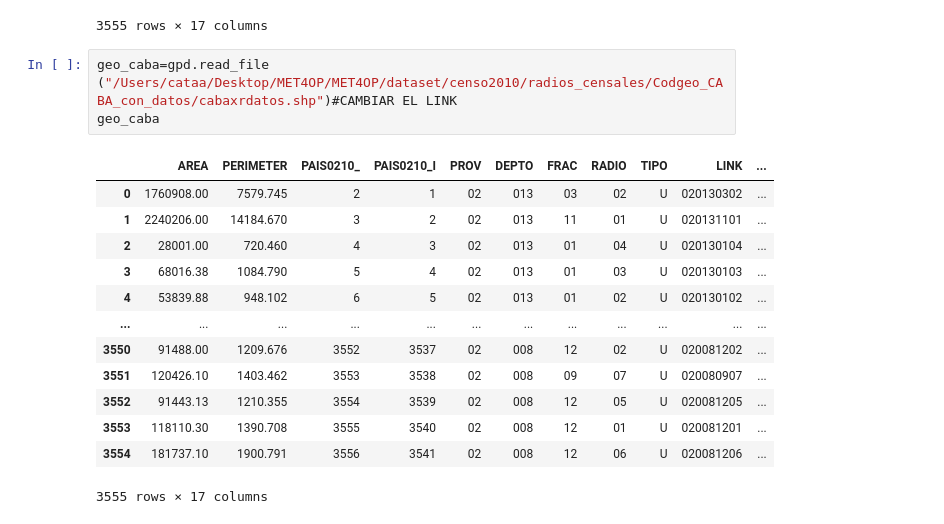
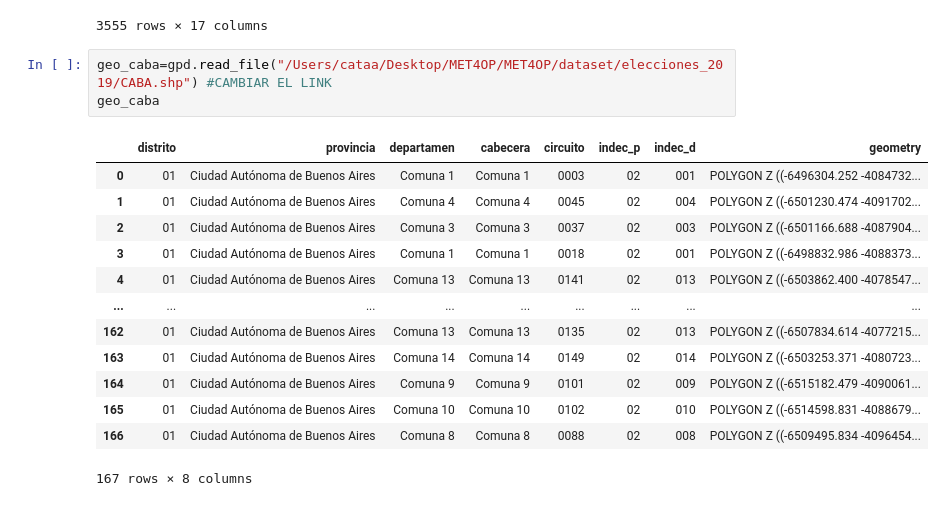
Before and after one commit to vickyfregonese/Trabajo-n2, a Jupyter notebook: TP2 FINAL B.ipynb, the cells around one changed output. Saved outputs shown, nothing was run; the diff lists cells and outputs as text.

```diff
--- a/TP2 FINAL B.ipynb
+++ b/TP2 FINAL B.ipynb
@@ -564,20 +258,20 @@ geo_censo
 | 3554 | 181737.10 | 1900.791 | 3556 | 3541 | 02 | 008 | 12 | 06 | U | 020081206 | ... |
 3555 rows × 17 columns
 # %%
-geo_caba=gpd.read_file ("/Users/cataa/Desktop/MET4OP/MET4OP/dataset/censo2010/radios_censales/Codgeo_CABA_con_datos/cabaxrdatos.shp")#CAMBIAR EL LINK
+geo_caba=gpd.read_file("/Users/cataa/Desktop/MET4OP/MET4OP/dataset/elecciones_2019/CABA.shp") #CAMBIAR EL LINK
 geo_caba
 # %% [output]
-|  | AREA | PERIMETER | PAIS0210_ | PAIS0210_I | PROV | DEPTO | FRAC | RADIO | TIPO | LINK | ... |
-| 0 | 1760908.00 | 7579.745 | 2 | 1 | 02 | 013 | 03 | 02 | U | 020130302 | ... |
-| 1 | 2240206.00 | 14184.670 | 3 | 2 | 02 | 013 | 11 | 01 | U | 020131101 | ... |
-| 2 | 28001.00 | 720.460 | 4 | 3 | 02 | 013 | 01 | 04 | U | 020130104 | ... |
-| 3 | 68016.38 | 1084.790 | 5 | 4 | 02 | 013 | 01 | 03 | U | 020130103 | ... |
-| 4 | 53839.88 | 948.102 | 6 | 5 | 02 | 013 | 01 | 02 | U | 020130102 | ... |
-| ... | ... | ... | ... | ... | ... | ... | ... | ... | ... | ... | ... |
-| 3550 | 91488.00 | 1209.676 | 3552 | 3537 | 02 | 008 | 12 | 02 | U | 020081202 | ... |
-| 3551 | 120426.10 | 1403.462 | 3553 | 3538 | 02 | 008 | 09 | 07 | U | 020080907 | ... |
-| 3552 | 91443.13 | 1210.355 | 3554 | 3539 | 02 | 008 | 12 | 05 | U | 020081205 | ... |
-| 3553 | 118110.30 | 1390.708 | 3555 | 3540 | 02 | 008 | 12 | 01 | U | 020081201 | ... |
-| 3554 | 181737.10 | 1900.791 | 3556 | 3541 | 02 | 008 | 12 | 06 | U | 020081206 | ... |
+|  | distrito | provincia | departamen | cabecera | circuito | indec_p | indec_d | geometry |
+| 0 | 01 | Ciudad Autónoma de Buenos Aires | Comuna 1 | Comuna 1 | 0003 | 02 | 001 | POLYGON Z ((-6496304.252 -4084732... |
+| 1 | 01 | Ciudad Autónoma de Buenos Aires | Comuna 4 | Comuna 4 | 0045 | 02 | 004 | POLYGON Z ((-6501230.474 -4091702... |
+| 2 | 01 | Ciudad Autónoma de Buenos Aires | Comuna 3 | Comuna 3 | 0037 | 02 | 003 | POLYGON Z ((-6501166.688 -4087904... |
+| 3 | 01 | Ciudad Autónoma de Buenos Aires | Comuna 1 | Comuna 1 | 0018 | 02 | 001 | POLYGON Z ((-6498832.986 -4088373... |
+| 4 | 01 | Ciudad Autónoma de Buenos Aires | Comuna 13 | Comuna 13 | 0141 | 02 | 013 | POLYGON Z ((-6503862.400 -4078547... |
+| ... | ... | ... | ... | ... | ... | ... | ... | ... |
+| 162 | 01 | Ciudad Autónoma de Buenos Aires | Comuna 13 | Comuna 13 | 0135 | 02 | 013 | POLYGON Z ((-6507834.614 -4077215... |
+| 163 | 01 | Ciudad Autónoma de Buenos Aires | Comuna 14 | Comuna 14 | 0149 | 02 | 014 | POLYGON Z ((-6503253.371 -4080723... |
+| 164 | 01 | Ciudad Autónoma de Buenos Aires | Comuna 9 | Comuna 9 | 0101 | 02 | 009 | POLYGON Z ((-6515182.479 -4090061... |
+| 165 | 01 | Ciudad Autónoma de Buenos Aires | Comuna 10 | Comuna 10 | 0102 | 02 | 010 | POLYGON Z ((-6514598.831 -4088679... |
+| 166 | 01 | Ciudad Autónoma de Buenos Aires | Comuna 8 | Comuna 8 | 0088 | 02 | 008 | POLYGON Z ((-6509495.834 -4096454... |
-3555 rows × 17 columns
+167 rows × 8 columns
 # %%
```
Also changed, not shown: parts of 35 cells of this notebook.
